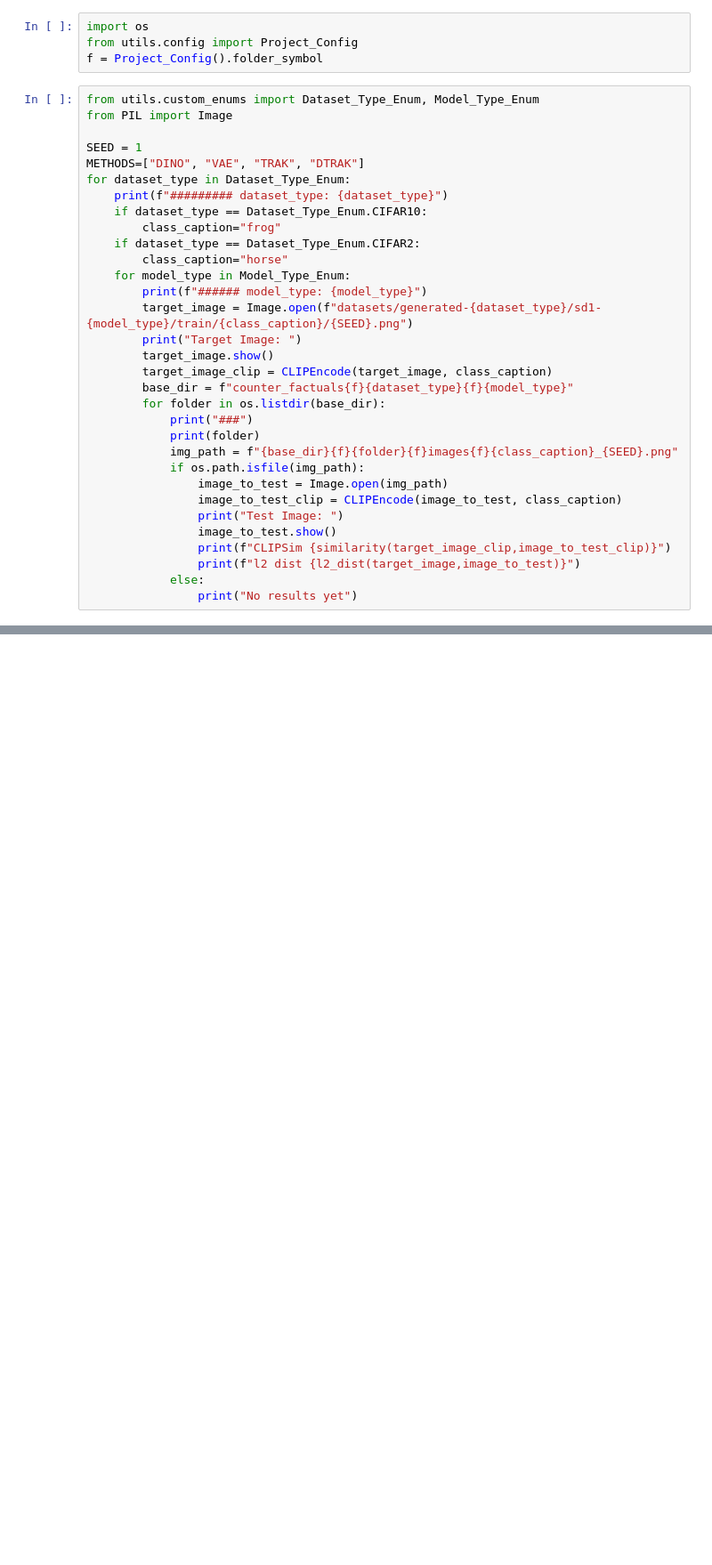
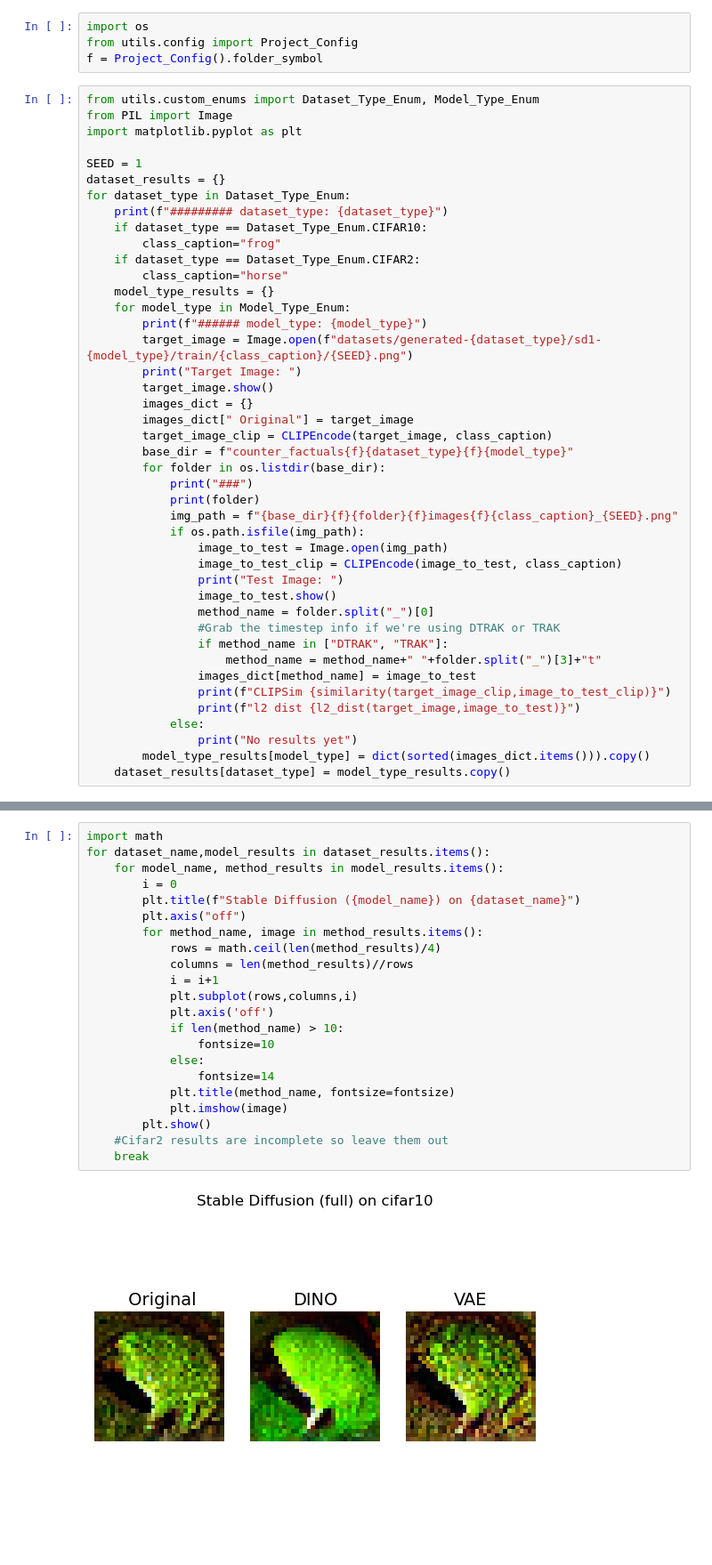
Before and after one commit to Naterjack/Data-Attribution-for-Stable-Diffusion, a Jupyter notebook: CounterFactualResults.ipynb, the cells around one changed output, grey strips where cells are left out. Shown at 89% size. Cells and saved outputs as stored; diff of their text form; blank space fills up the shorter version.

Commit message:
Pretty up results data and upload

```diff
--- a/CounterFactualResults.ipynb
+++ b/CounterFactualResults.ipynb
@@ -30,20 +30,24 @@ f = Project_Config().folder_symbol
 # %%
 from utils.custom_enums import Dataset_Type_Enum, Model_Type_Enum
 from PIL import Image
+import matplotlib.pyplot as plt
 
 SEED = 1
-METHODS=["DINO", "VAE", "TRAK", "DTRAK"]
+dataset_results = {}
 for dataset_type in Dataset_Type_Enum:
     print(f"######### dataset_type: {dataset_type}")
     if dataset_type == Dataset_Type_Enum.CIFAR10:
         class_caption="frog"
     if dataset_type == Dataset_Type_Enum.CIFAR2:
         class_caption="horse"
+    model_type_results = {}
     for model_type in Model_Type_Enum:
         print(f"###### model_type: {model_type}")
         target_image = Image.open(f"datasets/generated-{dataset_type}/sd1-{model_type}/train/{class_caption}/{SEED}.png")
         print("Target Image: ")
         target_image.show()
+        images_dict = {}
+        images_dict[" Original"] = target_image
         target_image_clip = CLIPEncode(target_image, class_caption)
         base_dir = f"counter_factuals{f}{dataset_type}{f}{model_type}"
         for folder in os.listdir(base_dir):
@@ -55,10 +59,17 @@ for dataset_type in Dataset_Type_Enum:
                 image_to_test_clip = CLIPEncode(image_to_test, class_caption)
                 print("Test Image: ")
                 image_to_test.show()
+                method_name = folder.split("_")[0]
+                #Grab the timestep info if we're using DTRAK or TRAK
+                if method_name in ["DTRAK", "TRAK"]:
+                    method_name = method_name+" "+folder.split("_")[3]+"t"
+                images_dict[method_name] = image_to_test
                 print(f"CLIPSim {similarity(target_image_clip,image_to_test_clip)}")
                 print(f"l2 dist {l2_dist(target_image,image_to_test)}")
             else:
                 print("No results yet")
+        model_type_results[model_type] = dict(sorted(images_dict.items())).copy()
+    dataset_results[dataset_type] = model_type_results.copy()
 # %% [output]
 ######### dataset_type: cifar10
 ###### model_type: full
@@ -92,0 +104,24 @@ Test Image:
+# %%
+import math
+for dataset_name,model_results in dataset_results.items():
+    for model_name, method_results in model_results.items():
+        i = 0
+        plt.title(f"Stable Diffusion ({model_name}) on {dataset_name}")
+        plt.axis("off")
+        for method_name, image in method_results.items():
+            rows = math.ceil(len(method_results)/4)
+            columns = len(method_results)//rows
+            i = i+1
+            plt.subplot(rows,columns,i)
+            plt.axis('off')
+            if len(method_name) > 10:
+                fontsize=10
+            else:
+                fontsize=14
+            plt.title(method_name, fontsize=fontsize)
+            plt.imshow(image)
+        plt.show()
+    #Cifar2 results are incomplete so leave them out
+    break
+# %% [output]
+[figure, added]
```
Also changed, not shown: parts of 2 cells of this notebook, 2 other files.
